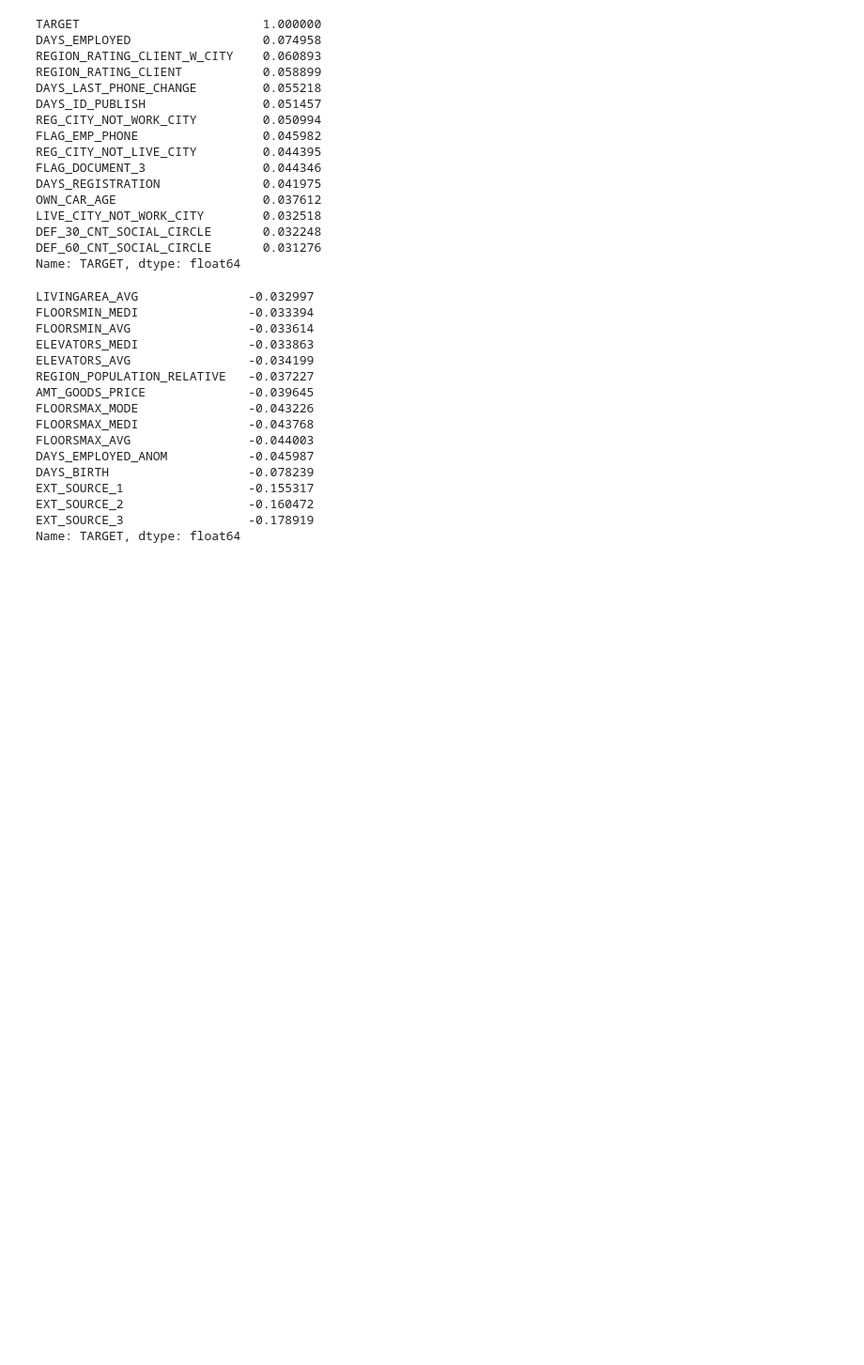
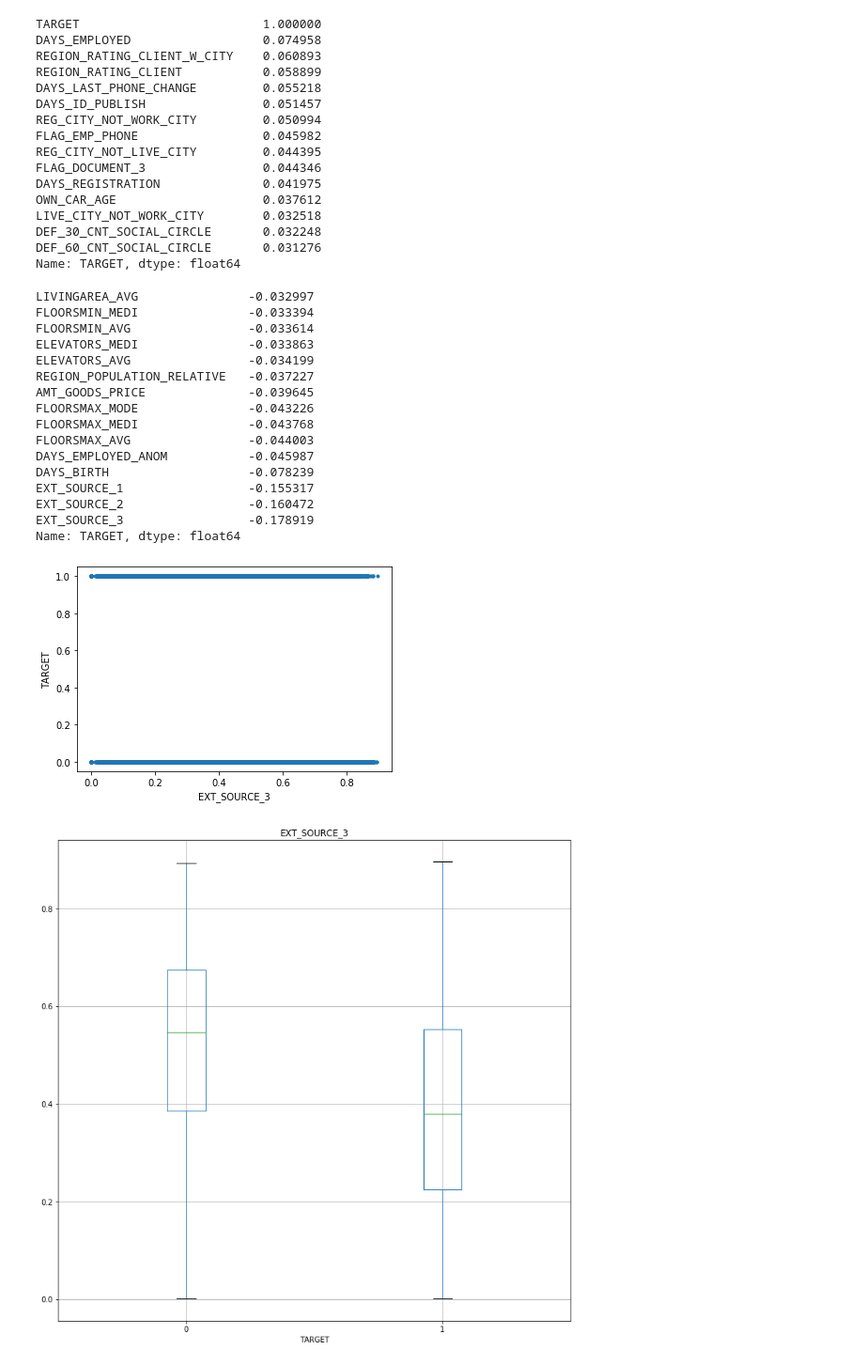
Before and after one commit to sammikuo/4th-ML100Days, a Jupyter notebook: Day_015_HW.ipynb, the cells around one changed output. Shown: that part at 94% size. Drawn from its saved outputs; the diff is of its cells as text; code cells hidden in the pictures; blank space fills up the shorter version.

```diff
--- a/Day_015_HW.ipynb
+++ b/Day_015_HW.ipynb
@@ -117,3 +117,15 @@ EXT_SOURCE_1                 -0.155317
 EXT_SOURCE_2                 -0.160472
 EXT_SOURCE_3                 -0.178919
 Name: TARGET, dtype: float64
+# %%
+plt.plot(app_train['EXT_SOURCE_3'] , app_train['TARGET'], '.')
+plt.xlabel('EXT_SOURCE_3')
+plt.ylabel('TARGET')
+plt.show()
+
+app_train.boxplot(column='EXT_SOURCE_3', by = 'TARGET', showfliers = False, figsize=(12,12))
+plt.suptitle('')
+plt.show()
+# %% [output]
+[figure, added]
+[figure, added]
```
Also changed, not shown: parts of 1 cell of this notebook.
